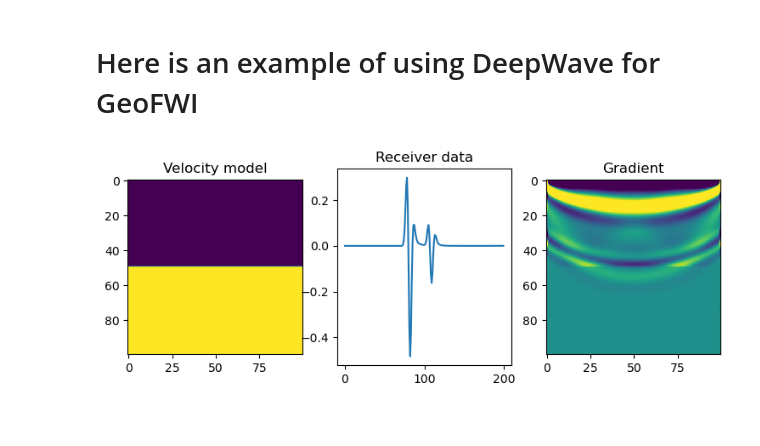
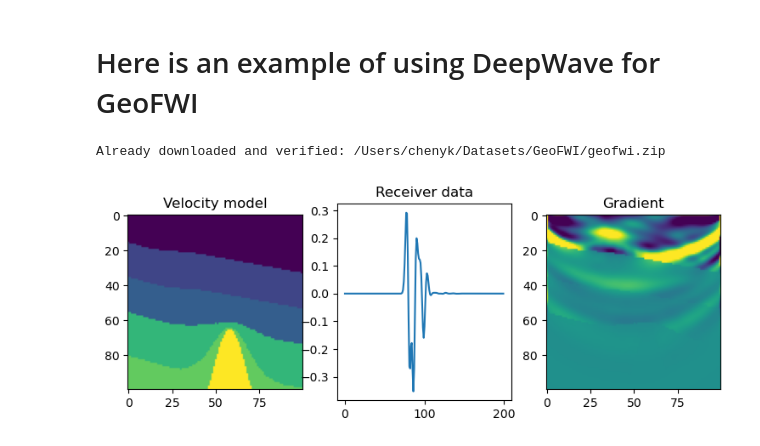
Before and after one commit to aaspip/geofwi, a Jupyter notebook: notebooks/04-geofwi-deepwave.ipynb, the cells around one changed output. Drawn from its saved outputs; the diff is of its cells as text; code cells hidden in the pictures.

```diff
--- a/notebooks/04-geofwi-deepwave.ipynb
+++ b/notebooks/04-geofwi-deepwave.ipynb
@@ -1,33 +1,36 @@
 # %% [markdown]
 # Here is an example of using DeepWave for GeoFWI
 # %%
-# You need to first go to geofwi/deepwave folder, run build_macos/linux/windows.sh
-# Credit of DeepWave goes to Alan Richardson (https://github.com/ar4/deepwave)
 
 import torch
-import geofwi.deepwave as deepwave
+import deepwave
 import matplotlib.pyplot as plt
 
-v = 1500 * torch.ones(100, 100)
-v[50:] = 2000
+# download and extract GeoFWI velocity sample
+import geofwi; path = geofwi.download()
+from geofwi import get_vel
+lay=5;mod='salt';
+v=get_vel(layer=lay,mode=mod,datapath=str(path)+'/geofwi',indx=0) #indx=0 means the first sample of this type
+v=torch.from_numpy(v);
 v.requires_grad_()
 
 out = deepwave.scalar(
     v, grid_spacing=4, dt=0.004,
     source_amplitudes=deepwave.wavelets.ricker(25, 200, 0.004, 0.06).reshape(1, 1, -1),
     source_locations=torch.tensor([[[0, 0]]]),
     receiver_locations=torch.tensor([[[0, 99]]])
 )
 
 (out[-1]**2).sum().backward()
 
 _, ax = plt.subplots(1, 3, figsize=(9, 3))
 ax[0].imshow(v.detach())
 ax[0].set_title("Velocity model")
 ax[1].plot(out[-1].detach().flatten())
 ax[1].set_title("Receiver data")
 ax[2].imshow(v.grad.detach(), vmin=-1e-5, vmax=1e-5)
 ax[2].set_title("Gradient")
 plt.show()
 # %% [output]
+Already downloaded and verified: /Users/chenyk/Datasets/GeoFWI/geofwi.zip
-[figure, old version]
+[figure, new version]
```
Also changed, not shown: parts of 1 cell of this notebook, 3 other files.
